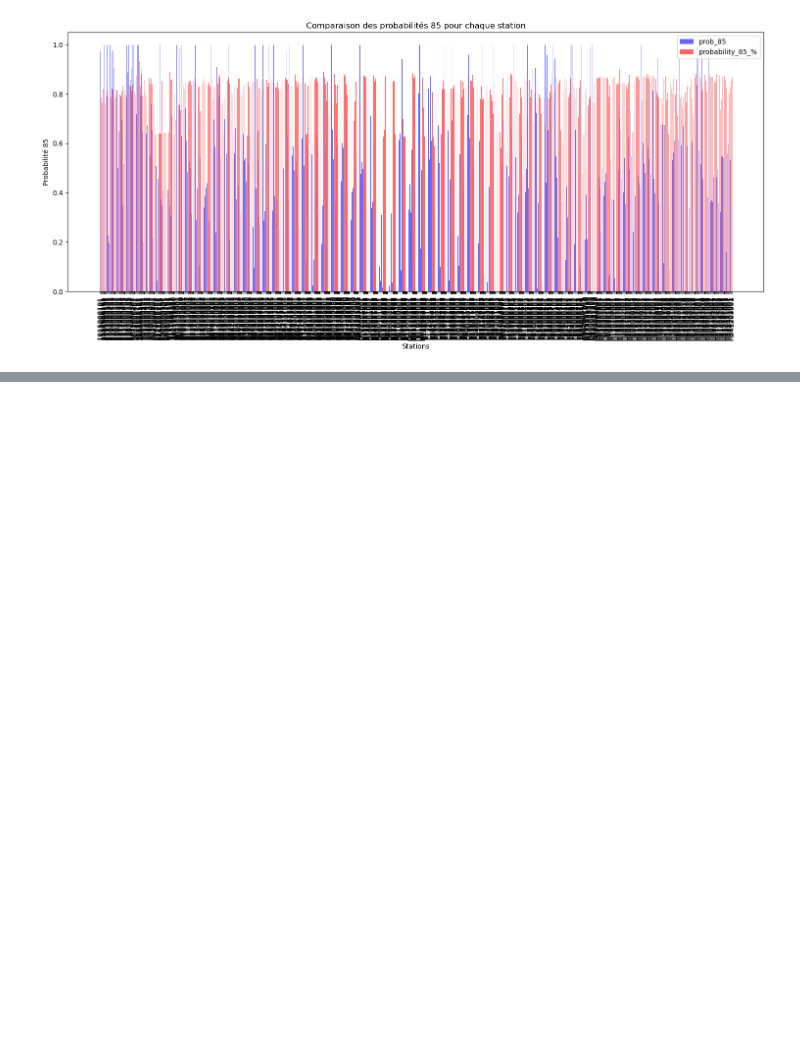
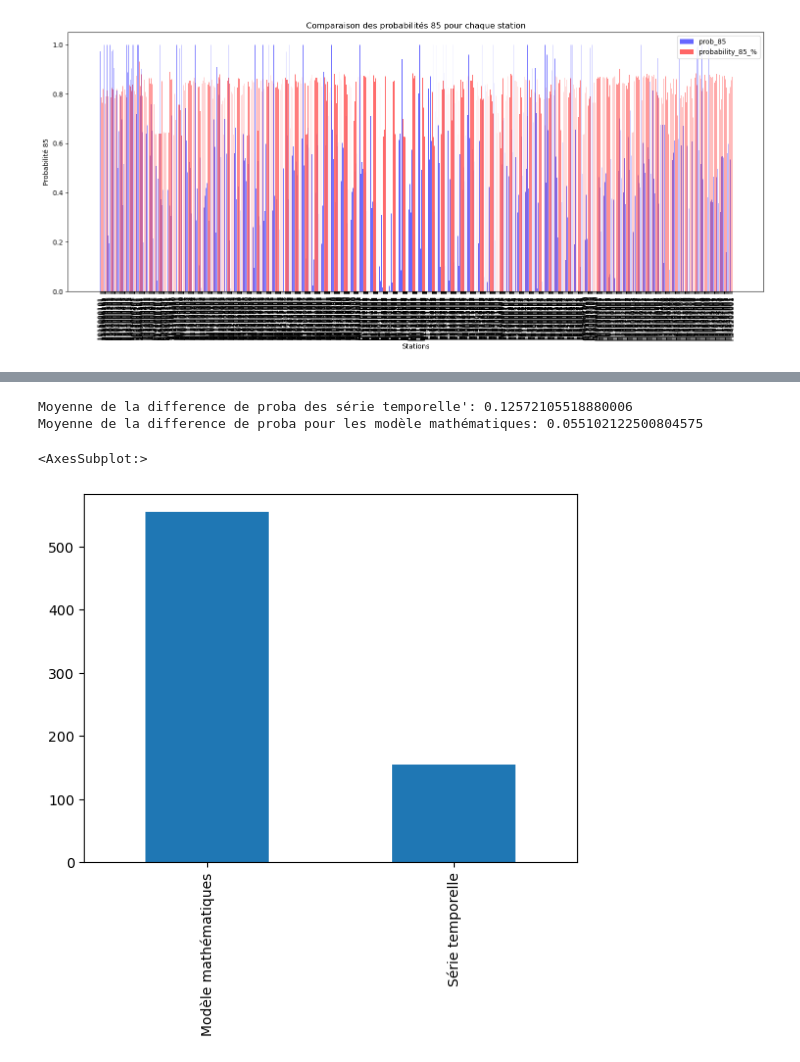
Before and after one commit to PI2-Equipe106/PI2_A5_Equipe_106, a Jupyter notebook: Comparaison_res.ipynb, the cells around one changed output, grey strips where cells are left out. Cells and saved outputs as stored; diff of their text form; code cells hidden in the pictures; blank space fills up the shorter version.

```diff
--- a/Comparaison_res.ipynb
+++ b/Comparaison_res.ipynb
@@ -4,7 +4,6 @@
 import pandas as pd
 import matplotlib.pyplot as plt
 # %%
-result_ed=pd.read_csv('./Data/result_f.csv')
-result_ed2=pd.read_csv('./Data/result_edmee.csv')
-result_max=pd.read_excel("./Data/Res_Pi_2.xlsx")
-del result_ed["Unnamed: 0"]
+result_ed=pd.read_csv('./Data/predictions_edmee3.csv')
+result_max=pd.read_excel("./Data/Res_Pi_2_Maxime.xlsx")
+#del result_ed["Unnamed: 0"]
@@ -188,0 +192,6 @@ for prob in probabilities:
+# %%
+merge_result = pd.merge(result_ed[["station", "erreur"]],
+                        result_max[['Station', "Ecart 90%"]],
+                        left_on="station",
+                        right_on="Station",
+                        how="outer")
@@ -188,0 +214,2 @@ for prob in probabilities:
+# %%
+merge_result["Modele"] = merge_result.apply(lambda row: "Série temporelle" if row["erreur"] < row["Ecart 90%"] else "Modèle mathématiques", axis=1)
@@ -188,0 +232,15 @@ for prob in probabilities:
+# %%
+avg_erreur_st = merge_result['erreur'].abs().mean()
+avg_erreur_modele = merge_result['Ecart 90%'].abs().mean()
+
+print(f"Moyenne de la difference de proba des série temporelle': {avg_erreur_st}")
+print(f"Moyenne de la difference de proba pour les modèle mathématiques: {avg_erreur_modele}")
+# %% [output]
+Moyenne de la difference de proba des série temporelle': 0.12572105518880006
+Moyenne de la difference de proba pour les modèle mathématiques: 0.055102122500804575
+# %%
+mod=merge_result["Modele"].value_counts()
+mod.plot(kind='bar')
+# %% [output]
+<AxesSubplot:>
+[figure, added]
```
Also changed, not shown: parts of 4 cells of this notebook, 4 other files.
